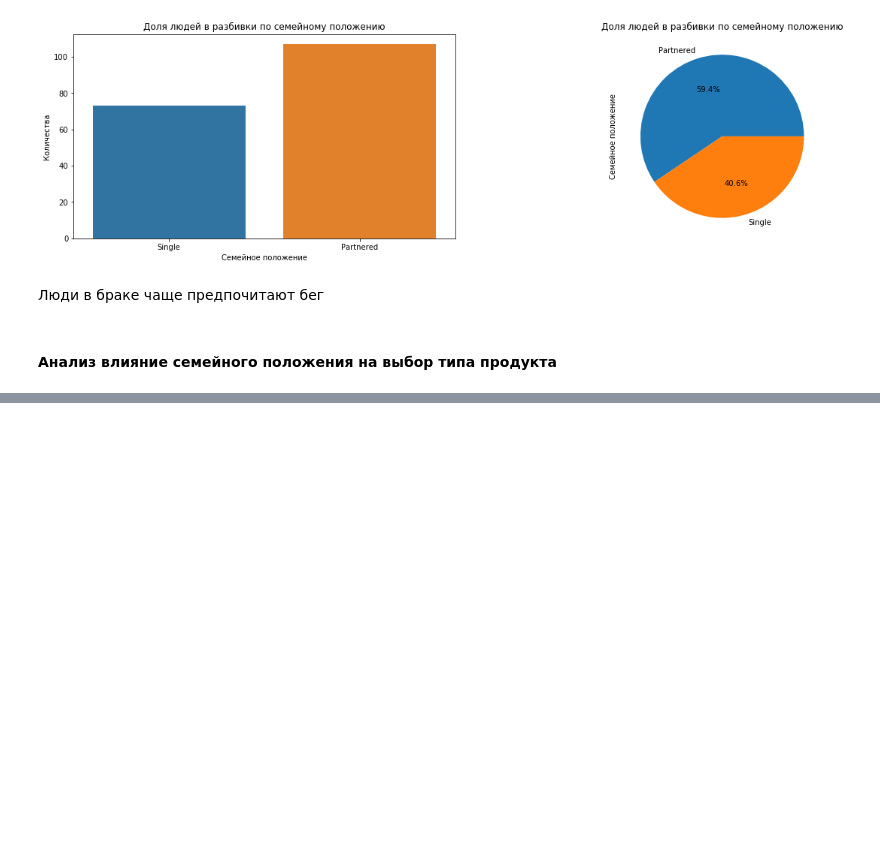
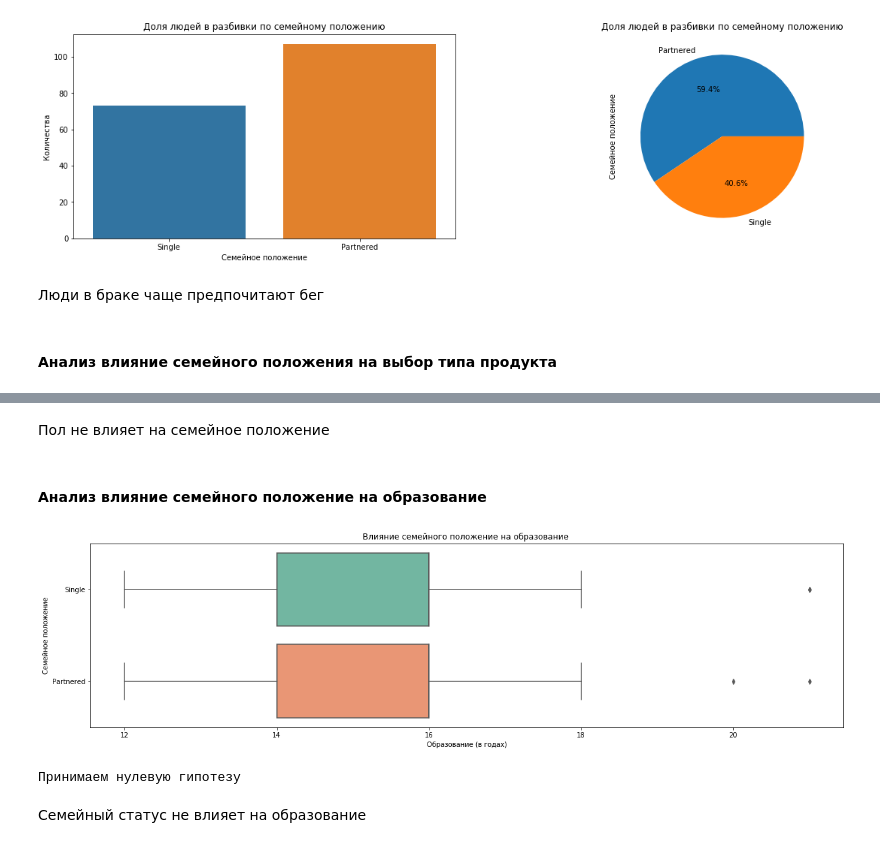
Before and after one commit to Chularev/kaggle_competitions, a Jupyter notebook: CardioGoodFitness/notebook.ipynb, the cells around one changed output, grey strips where cells are left out. Cells and saved outputs as stored; diff of their text form; code cells hidden in the pictures; blank space fills up the shorter version.

```diff
--- a/CardioGoodFitness/notebook.ipynb
+++ b/CardioGoodFitness/notebook.ipynb
@@ -637,0 +700,16 @@ print_categories_variable('MaritalStatus', 'Доля людей в разбив
+# %% [markdown]
+Пол не влияет на семейное положение
+# %% [markdown]
+#### Анализ влияние семейного положение на образование
+# %%
+plot.figure(figsize=(20, 5))
+
+sns.boxplot(data=data, x='Education', y='MaritalStatus', orient="h", palette="Set2").set(
+    title='Влияние семейного положение на образование ',
+    xlabel='Oбразование (в годах)',
+    ylabel='Семейное положение'
+)
+
+plot.show()
+# %% [output]
+[figure, added]
@@ -637,0 +718,6 @@ print_categories_variable('MaritalStatus', 'Доля людей в разбив
+# %%
+do_test(result.pvalue)
+# %% [output]
+Принимаем нулевую гипотезу
+# %% [markdown]
+Семейный статус не влияет на образование
```
Also changed, not shown: parts of 18 cells of this notebook.
